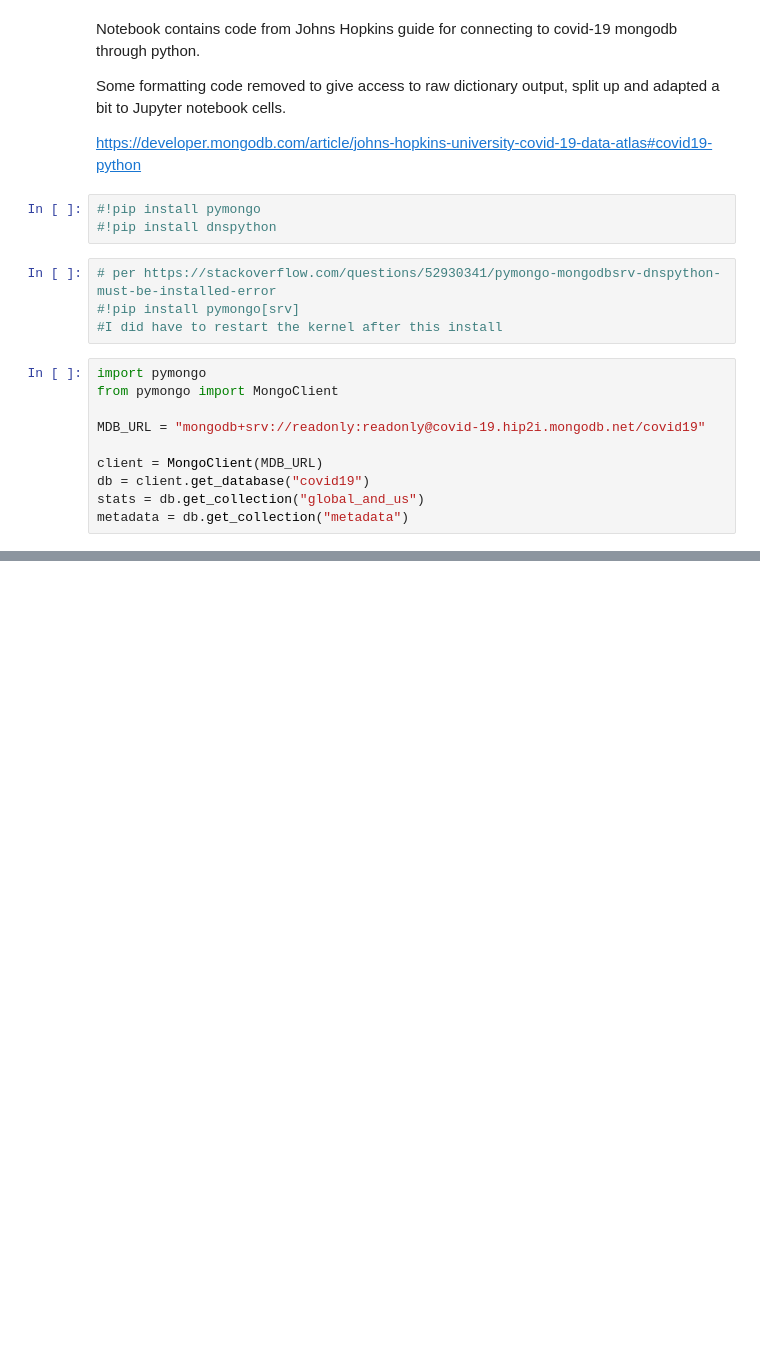
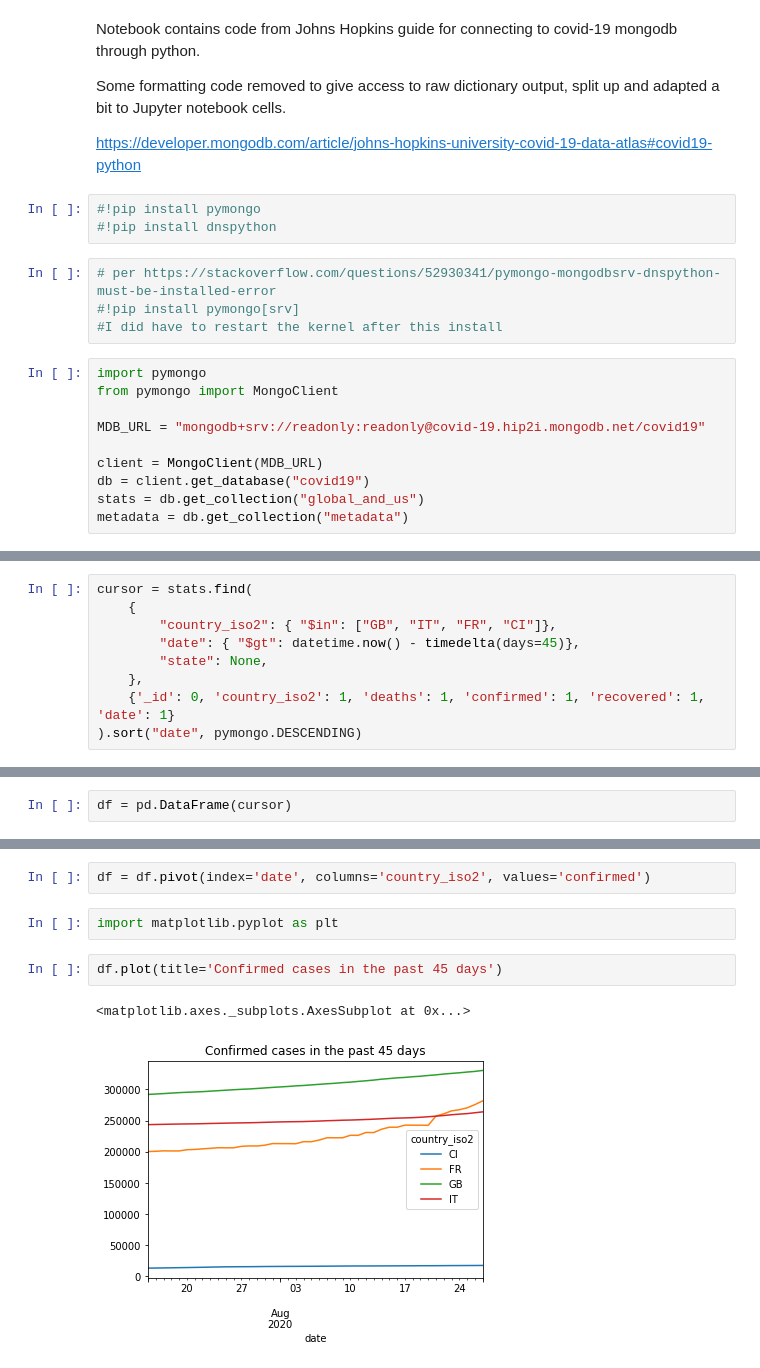
Before and after one commit to geoffswc/MongoDB-Python-Workshop, a Jupyter notebook: Covid-19-Data-Atlas.ipynb, the cells around one changed output, grey strips where cells are left out. Cells and saved outputs as stored; diff of their text form; blank space fills up the shorter version.

```diff
--- a/Covid-19-Data-Atlas.ipynb
+++ b/Covid-19-Data-Atlas.ipynb
@@ -90,0 +97,9 @@ The last day's confirmed cases for all the countries within 500km of Paris:
+# %%
+cursor = stats.find(
+    {
+        "country_iso2": { "$in": ["GB", "IT", "FR", "CI"]},
+        "date": { "$gt": datetime.now() - timedelta(days=45)},
+        "state": None,
+    },
+    {'_id': 0, 'country_iso2': 1, 'deaths': 1, 'confirmed': 1, 'recovered': 1, 'date': 1}
+).sort("date", pymongo.DESCENDING)
@@ -90,0 +130,2 @@ The last day's confirmed cases for all the countries within 500km of Paris:
+# %%
+df = pd.DataFrame(cursor)
@@ -90,0 +153,9 @@ The last day's confirmed cases for all the countries within 500km of Paris:
+# %%
+df = df.pivot(index='date', columns='country_iso2', values='confirmed')
+# %%
+import matplotlib.pyplot as plt
+# %%
+df.plot(title='Confirmed cases in the past 45 days')
+# %% [output]
+<matplotlib.axes._subplots.AxesSubplot at 0x...>
+[figure, added]
```
Also changed, not shown: parts of 7 cells of this notebook, 2 other files.
